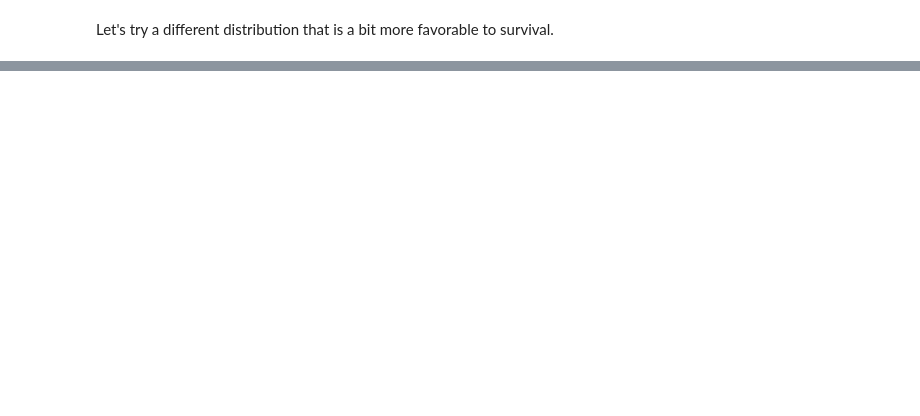
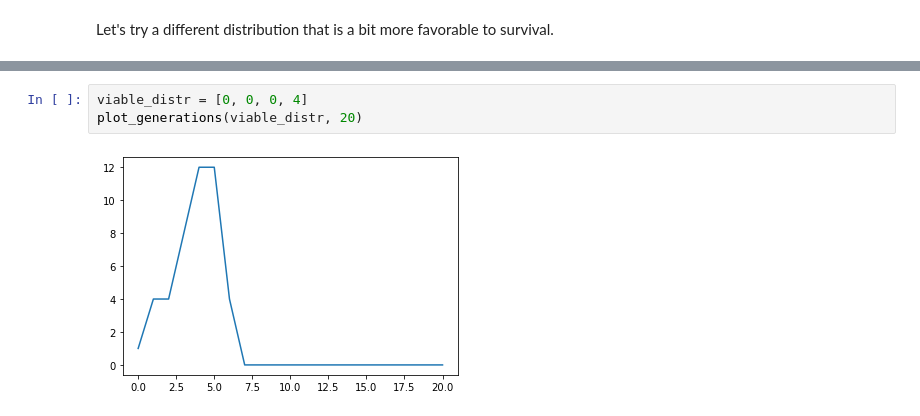
Before and after one commit to gjbex/Python-for-programmers, a Jupyter notebook: source_code/survival.ipynb, the cells around one changed output, grey strips where cells are left out. Saved outputs shown, nothing was run; the diff lists cells and outputs as text; blank space fills up the shorter version.

Commit message:
Add visualization

```diff
--- a/source_code/survival.ipynb
+++ b/source_code/survival.ipynb
@@ -91,0 +97,5 @@ plot_generations(viable_distr, 20)
+# %%
+viable_distr = [0, 0, 0, 4]
+plot_generations(viable_distr, 20)
+# %% [output]
+[figure, added]
```
Also changed, not shown: parts of 5 cells of this notebook.
